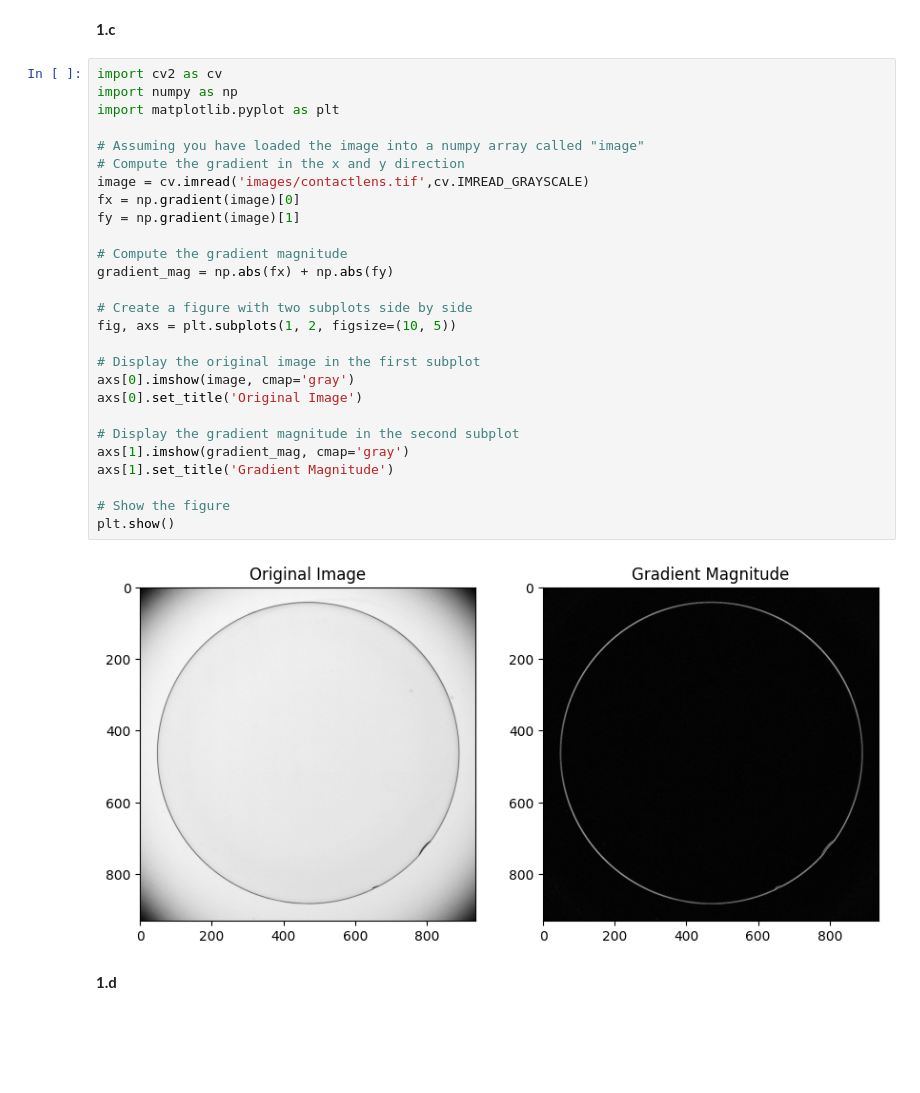
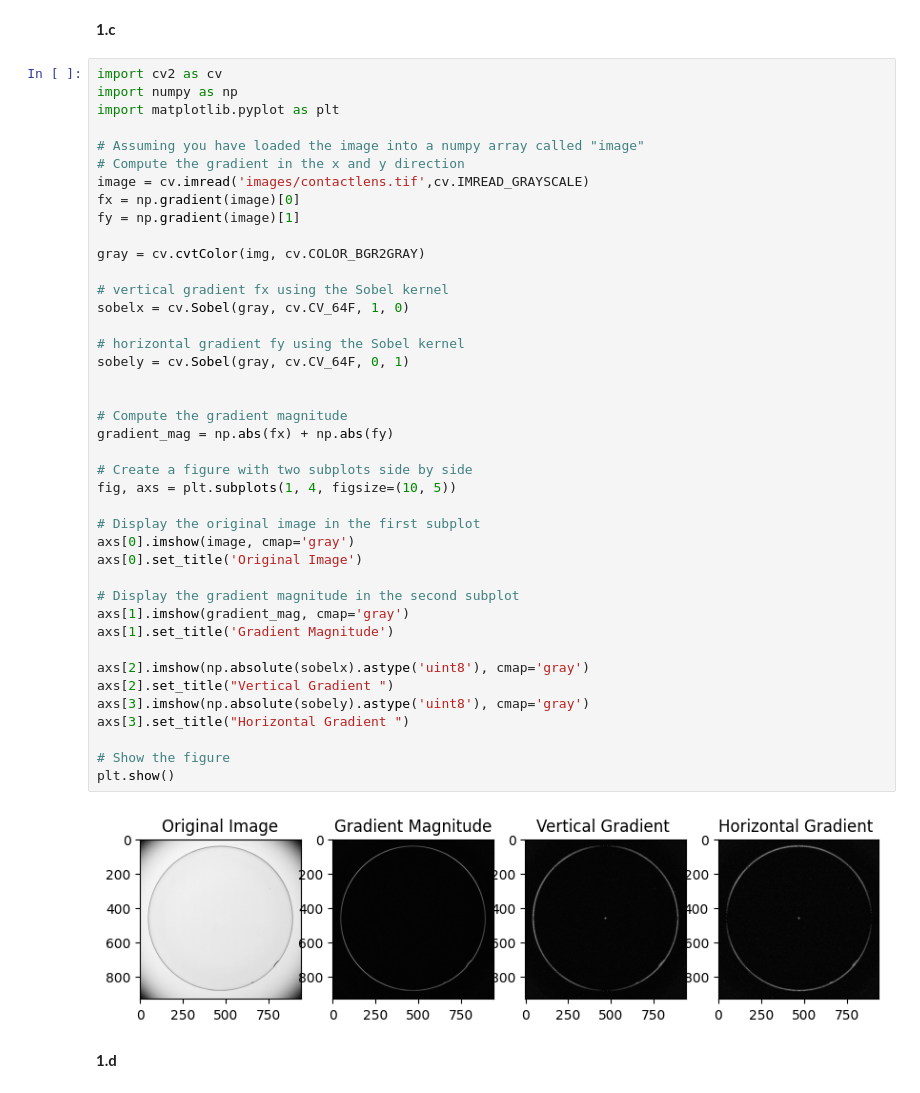
Before and after one commit to demithaR/ASSIGN-2, a Jupyter notebook: D-ENG-21-0046-ET _a02.ipynb, the cells around one changed output. Cells and saved outputs as stored; diff of their text form; blank space fills up the shorter version.

```diff
--- a/D-ENG-21-0046-ET _a02.ipynb
+++ b/D-ENG-21-0046-ET _a02.ipynb
@@ -55,31 +55,45 @@ plt.show()
 # %%
 import cv2 as cv
 import numpy as np
 import matplotlib.pyplot as plt
 
 # Assuming you have loaded the image into a numpy array called "image"
 # Compute the gradient in the x and y direction
 image = cv.imread('images/contactlens.tif',cv.IMREAD_GRAYSCALE)
 fx = np.gradient(image)[0]
 fy = np.gradient(image)[1]
 
+gray = cv.cvtColor(img, cv.COLOR_BGR2GRAY)
+
+# vertical gradient fx using the Sobel kernel
+sobelx = cv.Sobel(gray, cv.CV_64F, 1, 0)
+
+# horizontal gradient fy using the Sobel kernel
+sobely = cv.Sobel(gray, cv.CV_64F, 0, 1)
+
+
 # Compute the gradient magnitude
 gradient_mag = np.abs(fx) + np.abs(fy)
 
 # Create a figure with two subplots side by side
-fig, axs = plt.subplots(1, 2, figsize=(10, 5))
+fig, axs = plt.subplots(1, 4, figsize=(10, 5))
 
 # Display the original image in the first subplot
 axs[0].imshow(image, cmap='gray')
 axs[0].set_title('Original Image')
 
 # Display the gradient magnitude in the second subplot
 axs[1].imshow(gradient_mag, cmap='gray')
 axs[1].set_title('Gradient Magnitude')
 
+axs[2].imshow(np.absolute(sobelx).astype('uint8'), cmap='gray')
+axs[2].set_title("Vertical Gradient ")
+axs[3].imshow(np.absolute(sobely).astype('uint8'), cmap='gray')
+axs[3].set_title("Horizontal Gradient ")
+
 # Show the figure
 plt.show()
 # %% [output]
-[figure, old version]
+[figure, new version]
 # %% [markdown]
 **1.d**
```
Also changed, not shown: parts of 15 cells of this notebook.
